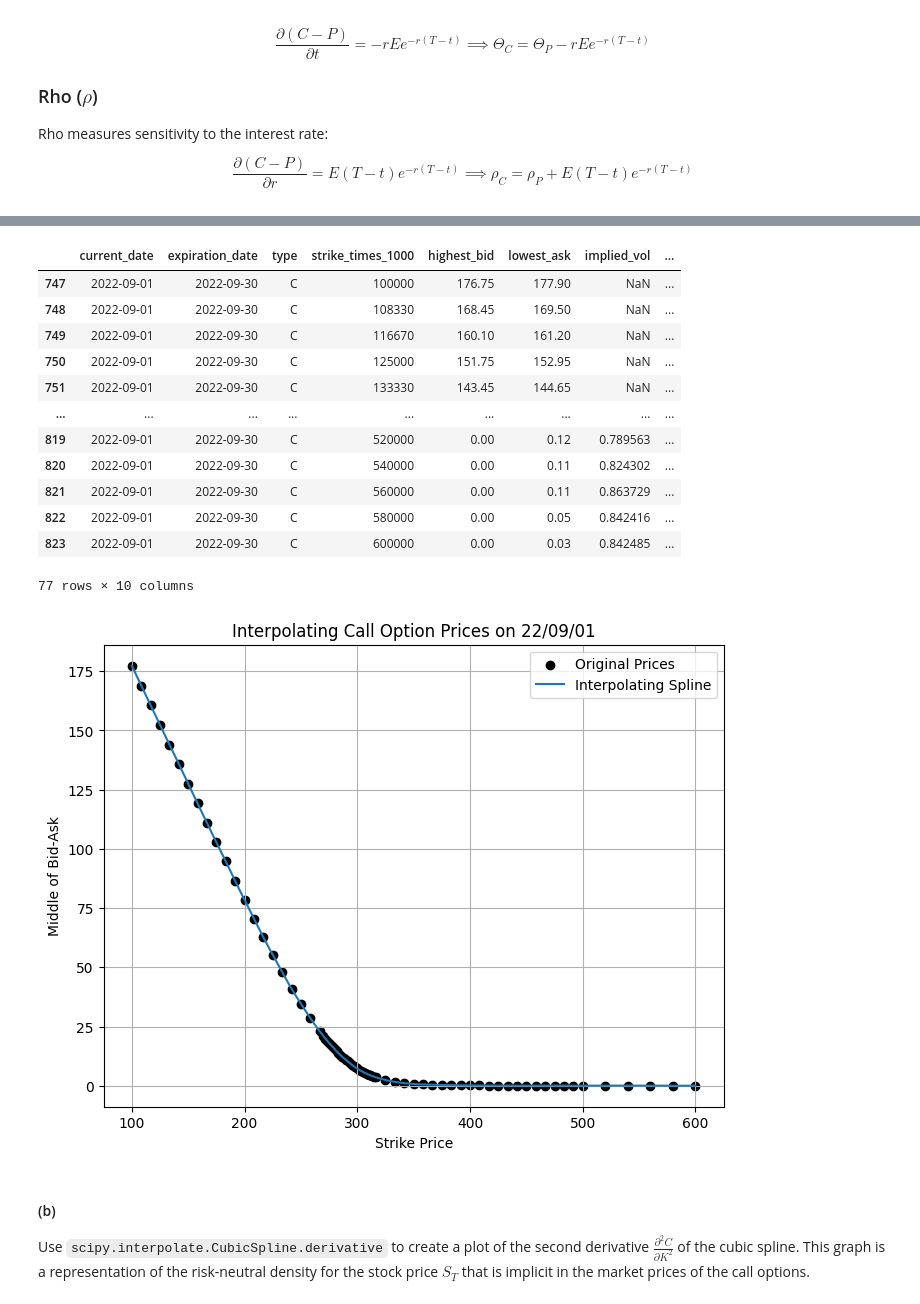
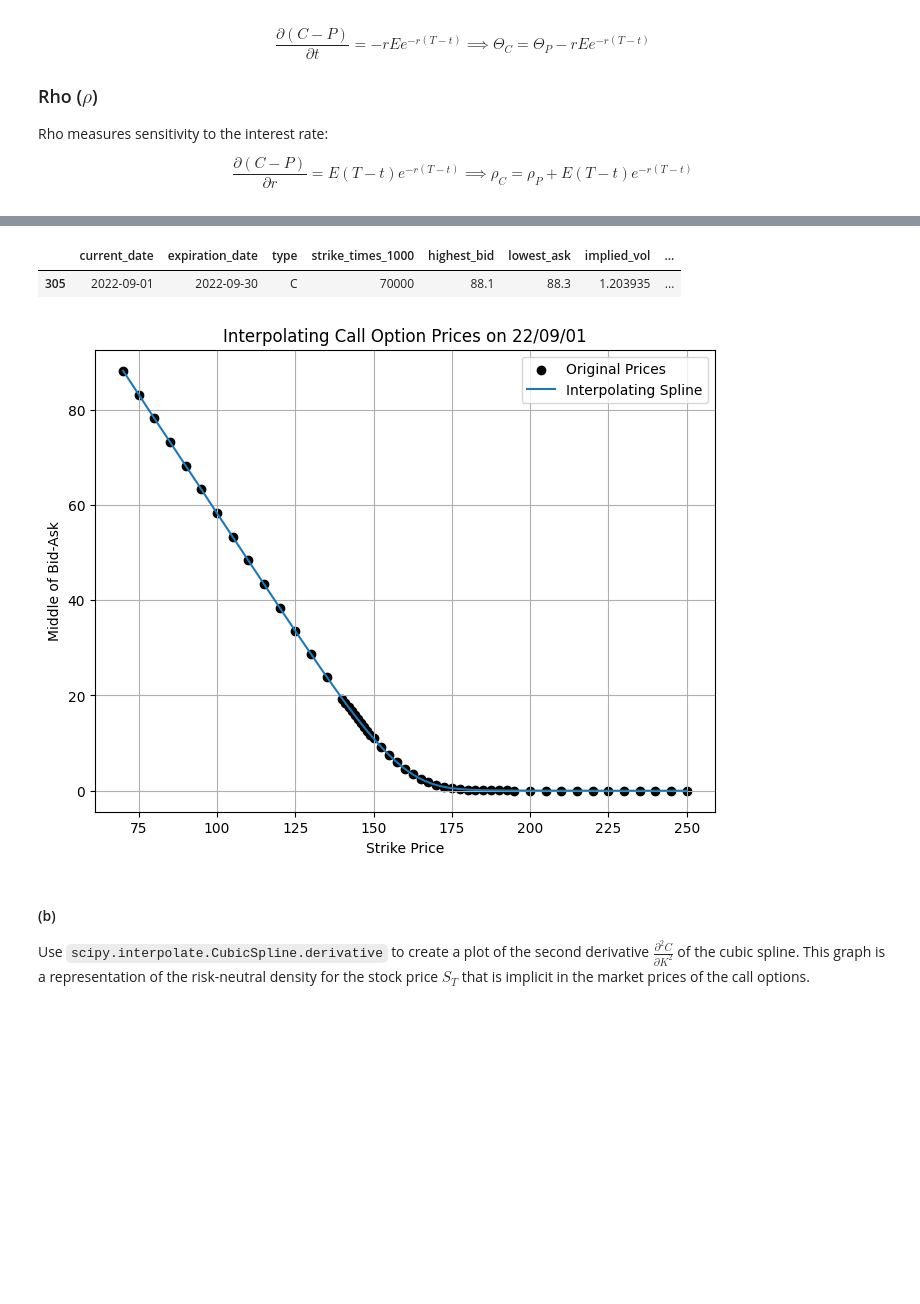
Before and after one commit to alexcraig043/math-86, a Jupyter notebook: homeworks/hw3/hw3.ipynb, the cells around one changed output, grey strips where cells are left out. Saved outputs shown, nothing was run; the diff lists cells and outputs as text; code cells hidden in the pictures; blank space fills up the shorter version.

```diff
--- a/homeworks/hw3/hw3.ipynb
+++ b/homeworks/hw3/hw3.ipynb
@@ -209,8 +203,8 @@ Create a second plot with a logarithmic x-axis. Does the distribution seem log-n
 # %%
 import pandas as pd
 
-df_calls = pd.read_excel("TSLA_calls_220901.xlsx")
-# df_calls = pd.read_excel("AAPL_calls_220901.xlsx")
+# df_calls = pd.read_excel("TSLA_calls_220901.xlsx")
+df_calls = pd.read_excel("AAPL_calls_220901.xlsx")
 
 ## Subset df_calls to the nearest vailable expiration date that's at least 4 weeks into the future
 df_calls['days_to_expire'] = (df_calls['expiration_date'] - df_calls['current_date']).dt.days
@@ -226,21 +220,10 @@ df_calls = df_calls[df_calls['days_to_expire'] < 30]
 df_calls['mid_price'] = (df_calls['highest_bid'] + df_calls['lowest_ask'])/2
 df_calls['strike'] = df_calls['strike_times_1000']/1000
 # %%
-df_calls
+df_calls.head(1)
 # %% [output]
 |  | current_date | expiration_date | type | strike_times_1000 | highest_bid | lowest_ask | implied_vol | ... |
-| 747 | 2022-09-01 | 2022-09-30 | C | 100000 | 176.75 | 177.90 | NaN | ... |
-| 748 | 2022-09-01 | 2022-09-30 | C | 108330 | 168.45 | 169.50 | NaN | ... |
-| 749 | 2022-09-01 | 2022-09-30 | C | 116670 | 160.10 | 161.20 | NaN | ... |
-| 750 | 2022-09-01 | 2022-09-30 | C | 125000 | 151.75 | 152.95 | NaN | ... |
-| 751 | 2022-09-01 | 2022-09-30 | C | 133330 | 143.45 | 144.65 | NaN | ... |
-| ... | ... | ... | ... | ... | ... | ... | ... | ... |
-| 819 | 2022-09-01 | 2022-09-30 | C | 520000 | 0.00 | 0.12 | 0.789563 | ... |
-| 820 | 2022-09-01 | 2022-09-30 | C | 540000 | 0.00 | 0.11 | 0.824302 | ... |
-| 821 | 2022-09-01 | 2022-09-30 | C | 560000 | 0.00 | 0.11 | 0.863729 | ... |
-| 822 | 2022-09-01 | 2022-09-30 | C | 580000 | 0.00 | 0.05 | 0.842416 | ... |
-| 823 | 2022-09-01 | 2022-09-30 | C | 600000 | 0.00 | 0.03 | 0.842485 | ... |
+| 305 | 2022-09-01 | 2022-09-30 | C | 70000 | 88.1 | 88.3 | 1.203935 | ... |
-77 rows × 10 columns
 # %%
 import numpy as np
 import matplotlib.pyplot as plt
@@ -274,7 +257,7 @@ plt.legend()
 plt.grid(True)
 plt.show()
 # %% [output]
-[figure, old version]
+[figure, new version]
 # %% [markdown]
 #### (b)
 Use `scipy.interpolate.CubicSpline.derivative` to create a plot of the second derivative $\frac{\partial^2C}{\partial K^2}$ of the cubic spline. This graph is a representation of the risk-neutral density for the stock price $S_T$ that is implicit in the market prices of the call options.
```
Also changed, not shown: parts of 8 cells of this notebook.
